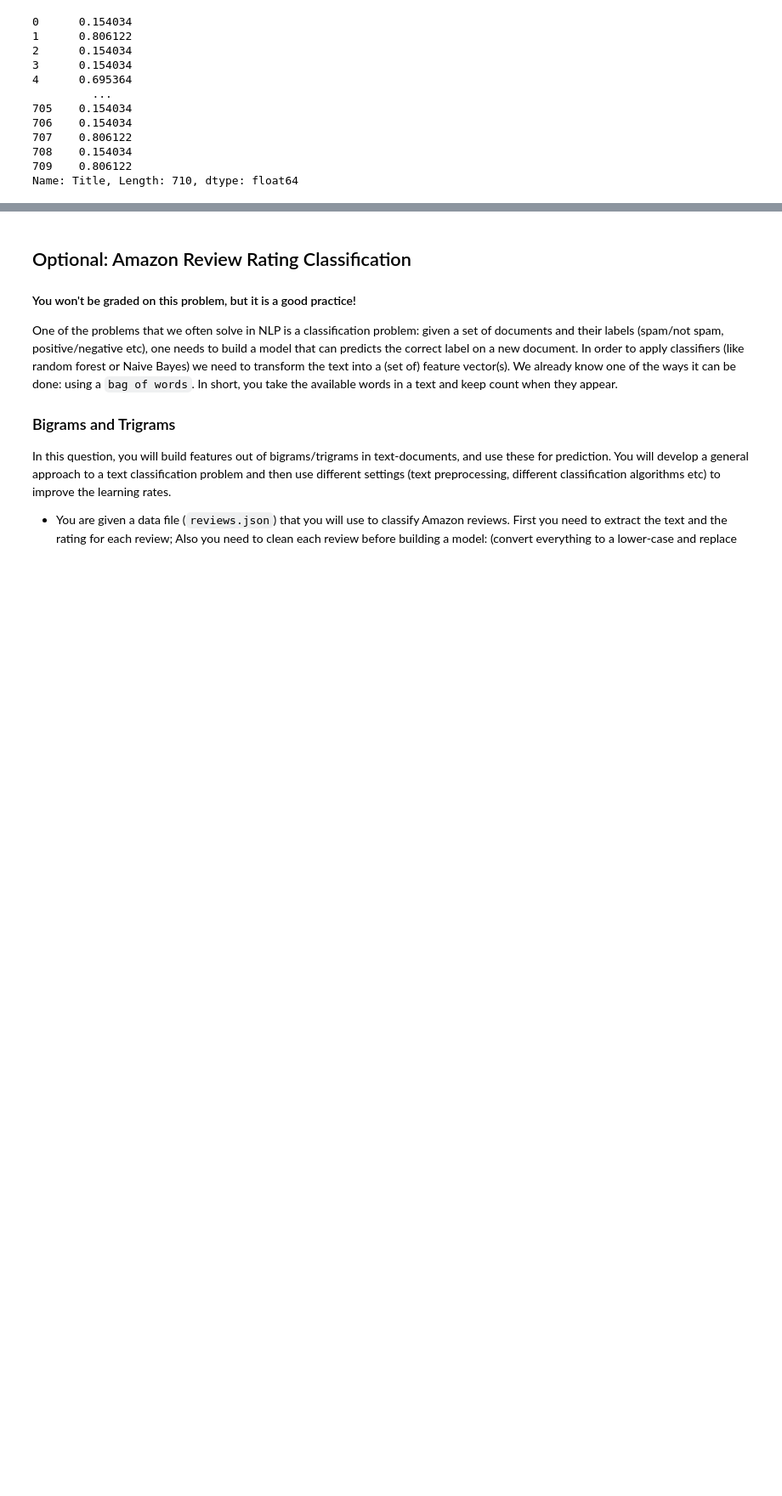
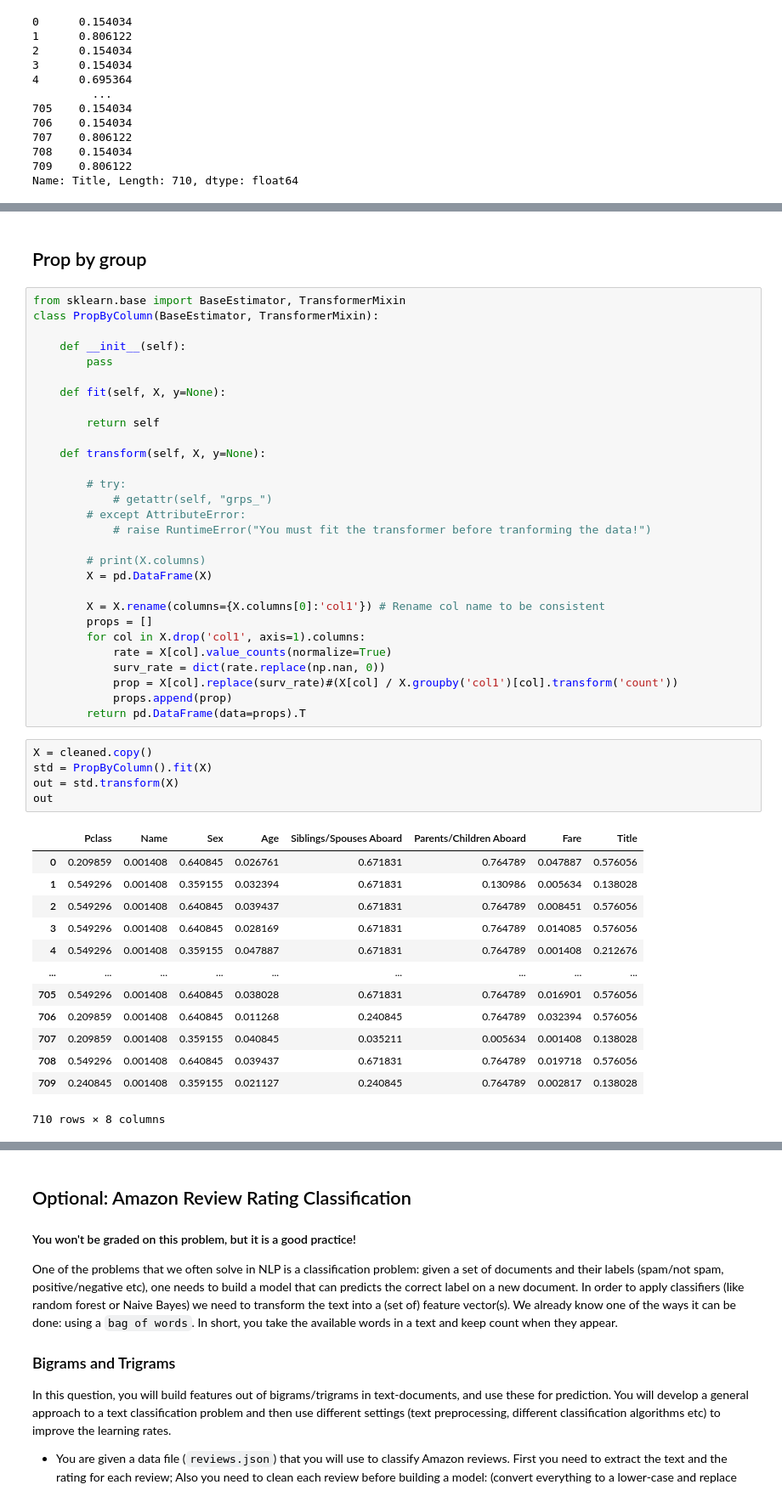
Before and after one commit to AECassAWei/dsc80-wi20, a Jupyter notebook: labs/lab09/lab09.ipynb, the cells around one changed output, grey strips where cells are left out. Shown at 85% size. Cells and saved outputs as stored; diff of their text form; blank space fills up the shorter version.

```diff
--- a/labs/lab09/lab09.ipynb
+++ b/labs/lab09/lab09.ipynb
@@ -952,3 +985,53 @@ class PropByColumn(BaseEstimator, TransformerMixin):
         for col in X.drop('Survived', axis=1).columns:
             cols.append(prop_func(col))
         return pd.DataFrame(cols).T
+# %% [markdown]
+## Prop by group
+# %%
+from sklearn.base import BaseEstimator, TransformerMixin
+class PropByColumn(BaseEstimator, TransformerMixin):
+
+    def __init__(self):
+        pass
+
+    def fit(self, X, y=None):
+
+        return self
+
+    def transform(self, X, y=None):
+
+        # try:
+            # getattr(self, "grps_")
+        # except AttributeError:
+            # raise RuntimeError("You must fit the transformer before tranforming the data!")
+
+        # print(X.columns)
+        X = pd.DataFrame(X)
+
+        X = X.rename(columns={X.columns[0]:'col1'}) # Rename col name to be consistent
+        props = []
+        for col in X.drop('col1', axis=1).columns:
+            rate = X[col].value_counts(normalize=True)
+            surv_rate = dict(rate.replace(np.nan, 0))
+            prop = X[col].replace(surv_rate)#(X[col] / X.groupby('col1')[col].transform('count'))
+            props.append(prop)
+        return pd.DataFrame(data=props).T
+# %%
+X = cleaned.copy()
+std = PropByColumn().fit(X)
+out = std.transform(X)
+out
+# %% [output]
+|  | Pclass | Name | Sex | Age | Siblings/Spouses Aboard | Parents/Children Aboard | Fare | Title |
+| 0 | 0.209859 | 0.001408 | 0.640845 | 0.026761 | 0.671831 | 0.764789 | 0.047887 | 0.576056 |
+| 1 | 0.549296 | 0.001408 | 0.359155 | 0.032394 | 0.671831 | 0.130986 | 0.005634 | 0.138028 |
+| 2 | 0.549296 | 0.001408 | 0.640845 | 0.039437 | 0.671831 | 0.764789 | 0.008451 | 0.576056 |
+| 3 | 0.549296 | 0.001408 | 0.640845 | 0.028169 | 0.671831 | 0.764789 | 0.014085 | 0.576056 |
+| 4 | 0.549296 | 0.001408 | 0.359155 | 0.047887 | 0.671831 | 0.764789 | 0.001408 | 0.212676 |
+| ... | ... | ... | ... | ... | ... | ... | ... | ... |
+| 705 | 0.549296 | 0.001408 | 0.640845 | 0.038028 | 0.671831 | 0.764789 | 0.016901 | 0.576056 |
+| 706 | 0.209859 | 0.001408 | 0.640845 | 0.011268 | 0.240845 | 0.764789 | 0.032394 | 0.576056 |
+| 707 | 0.209859 | 0.001408 | 0.359155 | 0.040845 | 0.035211 | 0.005634 | 0.001408 | 0.138028 |
+| 708 | 0.549296 | 0.001408 | 0.640845 | 0.039437 | 0.671831 | 0.764789 | 0.019718 | 0.576056 |
+| 709 | 0.240845 | 0.001408 | 0.359155 | 0.021127 | 0.240845 | 0.764789 | 0.002817 | 0.138028 |
+710 rows × 8 columns
```
Also changed, not shown: parts of 31 cells of this notebook, 3 other files.
